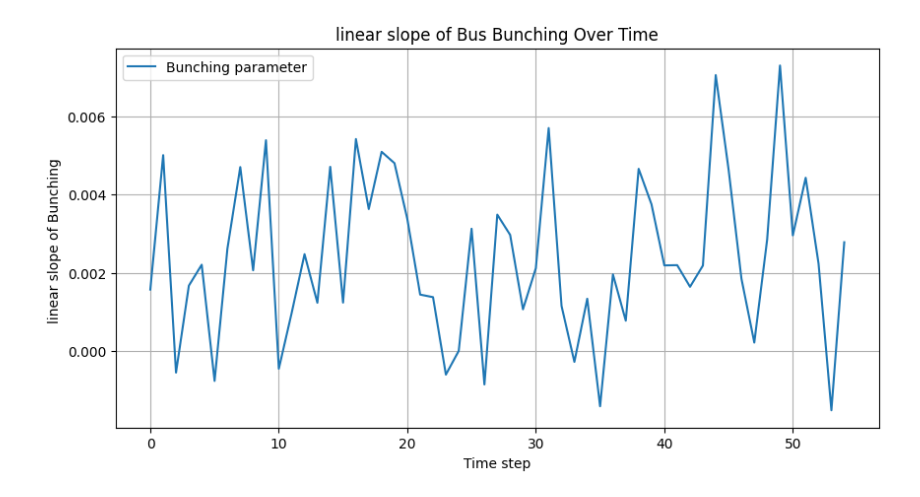
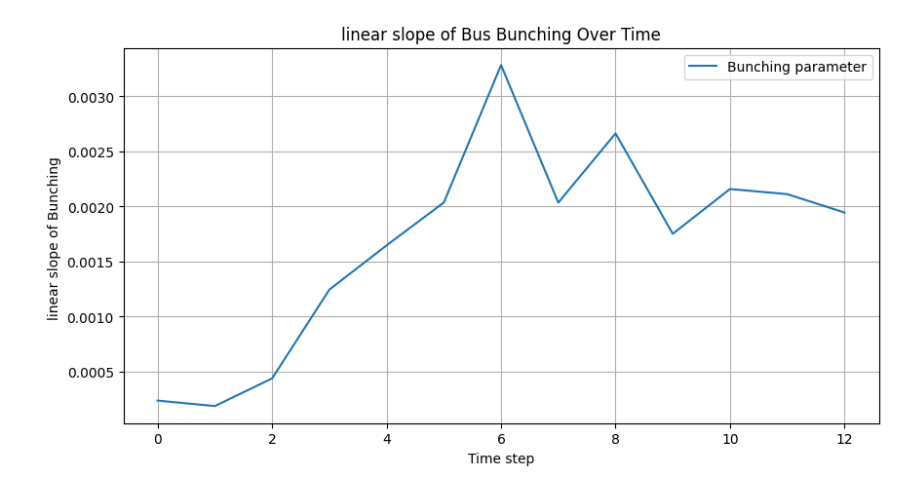
Before and after one commit to Ian249/Traffic_simulations, a Jupyter notebook: complete_sim.ipynb, the cells around one changed output. Drawn from its saved outputs; the diff is of its cells as text; code cells hidden in the pictures.

```diff
--- a/complete_sim.ipynb
+++ b/complete_sim.ipynb
@@ -93,7 +93,7 @@ def update_road(r, step):
                     new_road[new_pos, 1] = -3
                     new_road[new_pos, 2] = r[new_pos, 2]
                 else:
-                    if step % 4 == 0:
+                    if step % 2 == 0:
                         new_road[i, 0] = 0
                         new_road[i, 2] = r[i, 2] - 1
                         new_road[i, 1] = -4
@@ -220,25 +220,30 @@ average_slopes = []
 from sklearn.linear_model import LinearRegression
 
 for i in range(2, 15) :
-    road = parameterise(road_length, 5, stop_positions, i, 50, 3, 40)
-    road_history = [road.copy()]
-    bunchings = []
+    j_average = []
+    j=0
     for j in range(20):
-        j_average = []
+
+        road = parameterise(road_length, 5, stop_positions, i, 50, 3, 40)
+        road_history = [road.copy()]
+        bunchings = []
+
         for step in range(num_steps):
             road = update_road(road, step)
             bunching  = average_bus_density(road)
             bunchings.append(bunching)
             road_history.append(road.copy())
 
-            t = np.arange(len(bunchings)).reshape(-1, 1)
-            y = np.array(bunchings)
+        t = np.arange(len(bunchings)).reshape(-1, 1)
+        y = np.array(bunchings)
 
-            model = LinearRegression().fit(t, y)
-            slope = model.coef_[0]
-            j_average.append(slope)
-            intercept = model.intercept_
-        average_slopes.append(np.mean(j_average))
+        model = LinearRegression().fit(t, y)
+        slope = model.coef_[0]
+        j_average.append(slope)
+        intercept = model.intercept_
+        j+=1
+    average_slopes.append(np.mean(j_average))
+
 
 fig, ax = plt.subplots(figsize=(12, 12))
 ax.set_xlabel("Positions on Road")
@@ -311,11 +312,11 @@ Image(filename="traffic.gif")
 # %%
 plt.figure(figsize=(10,5))
-plt.plot(slopes, label="Bunching parameter")
+plt.plot(average_slopes, label="Bunching parameter")
 plt.xlabel("Time step")
 plt.ylabel("linear slope of Bunching ")
 plt.title("linear slope of Bus Bunching Over Time")
 plt.legend()
 plt.grid(True)
 plt.show()
 # %% [output]
-[figure, old version]
+[figure, new version]
```
Also changed, not shown: parts of 1 cell of this notebook.
